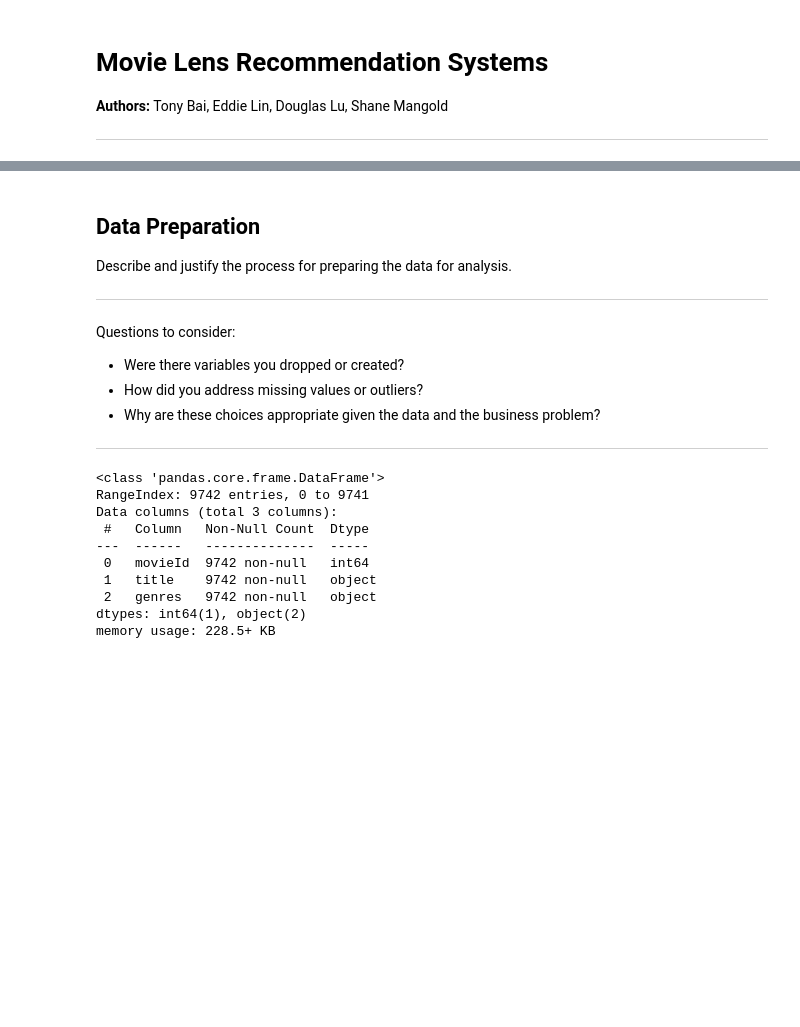
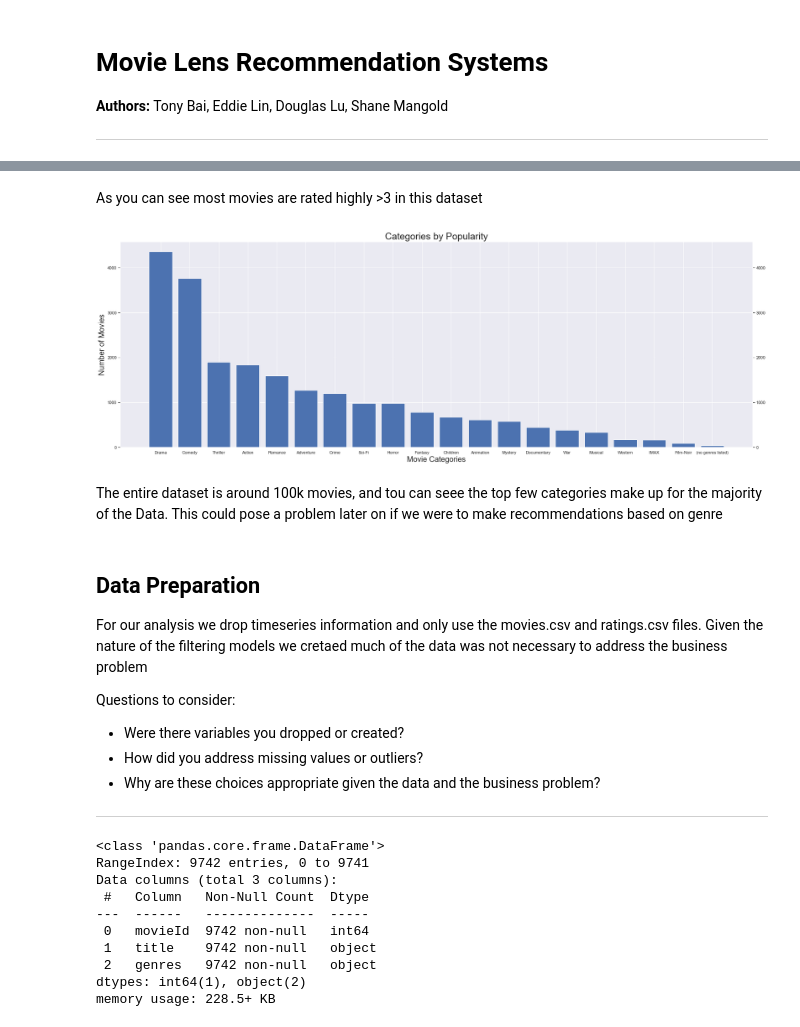
Before and after one commit to RedDragonfruit/MovieLens_Recommendation, a Jupyter notebook: main copy.ipynb, the cells around one changed output, grey strips where cells are left out. Drawn from its saved outputs; the diff is of its cells as text; code cells hidden in the pictures; blank space fills up the shorter version.

```diff
--- a/main copy.ipynb
+++ b/main copy.ipynb
@@ -43,9 +52,42 @@ viz.viz_2()
+# %% [markdown]
+As you can see most movies are rated highly >3 in this dataset
+# %%
+movie_df2 = movies.copy()
+movie_df2['genres'] = movie_df2['genres'].str.strip().str.split('|')
+genres_df = movie_df2.explode('genres')
+
+#initiate graph
+fig, ax = plt.subplots(figsize = (30,10))
+
+
+#set the x and y parameters
+x = genres_df.groupby('genres')['movieId'].count().sort_values(ascending = False).index
+height = genres_df.groupby('genres')['movieId'].count().sort_values(ascending = False)
+
+#set axes labels
+ax.set_xlabel('Movie Categories',size = 20)
+ax.set_ylabel('Number of Movies',size = 20)
+ax.set_title('Categories by Popularity',size = 25)
+
+#display y-yabel and ticks on both left and right side
+plt.tick_params(labelright = True)
+ax.yaxis.set_ticks_position('both')
+
+#set the tick sizes for graph
+plt.yticks(size = 11)
+plt.xticks(rotation = 0, size = 11)
+
+#plit the bar graph of categories vs movies
+ax.bar(x,height);
+# %% [output]
+[figure, added]
+# %% [markdown]
+The entire dataset is around 100k movies, and tou can seee the top few categories make up for the majority of the Data. This could pose a problem later on if we were to make recommendations based on genre
 # %% [markdown]
 ## Data Preparation
 
-Describe and justify the process for preparing the data for analysis.
+For our analysis we drop timeseries information and only use the movies.csv and ratings.csv files. Given the nature of the filtering models we cretaed much of the data was not necessary to address the business problem
 
-***
 Questions to consider:
 * Were there variables you dropped or created?
 * How did you address missing values or outliers?
```
Also changed, not shown: parts of 140 cells of this notebook.
